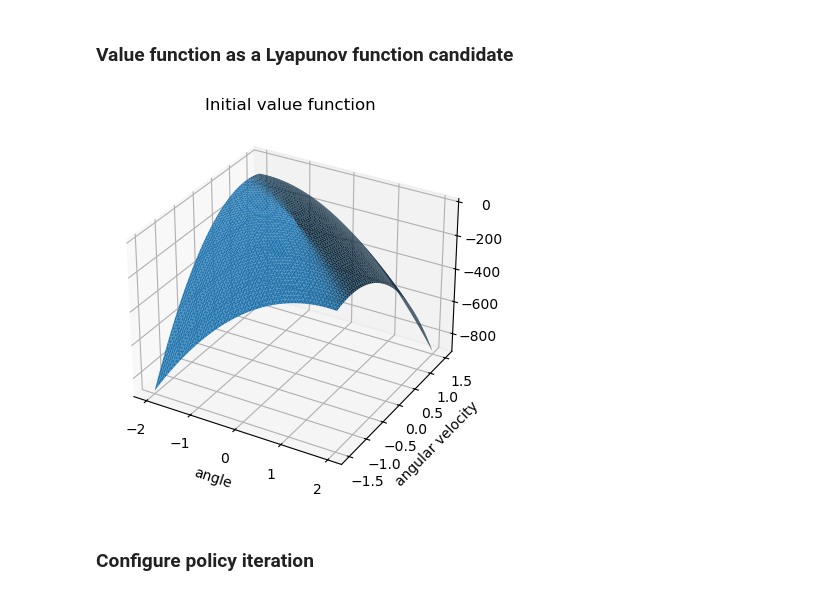
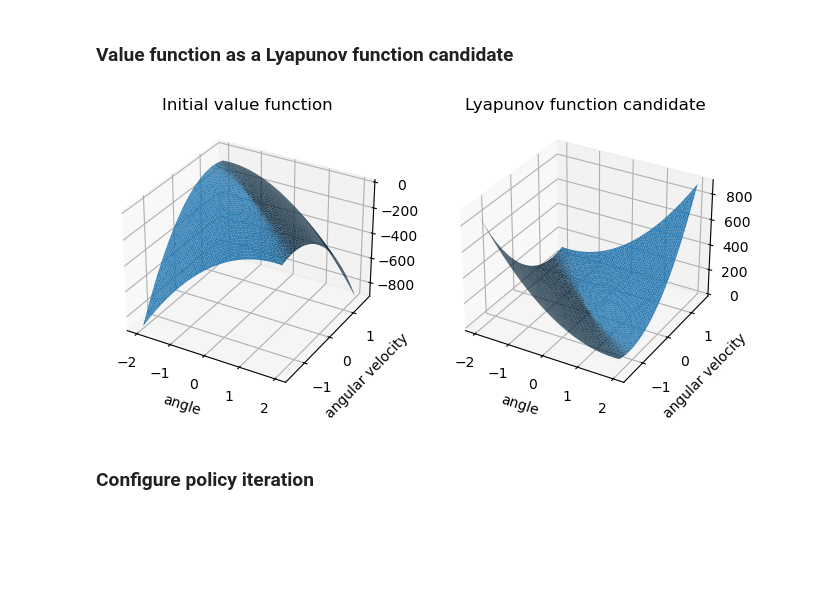
Before and after one commit to maalberg/safely, a Jupyter notebook: safely_pendulum.ipynb, the cells around one changed output. Drawn from its saved outputs; the diff is of its cells as text; code cells hidden in the pictures; blank space fills up the shorter version.

Commit message:
plot lyapunov function candidate

```diff
--- a/safely_pendulum.ipynb
+++ b/safely_pendulum.ipynb
@@ -136,25 +136,39 @@ dyn = fun.dynamics_vector([dyn_angle, dyn_velocity])
 # %%
 # ---------------------------------------------------------------------------*/
 # - value function approximated using triangulation
 
 # define a less-discretized domain to speed up value function computation
 value_domain = dom.gridworld(dims_lim, dims_sz=55)
 
 # choose an lqr-based quadratic function as an initial lyapunov function candidate
 lya_candidate_lqr = fun.quadratic(lqr_solution)
 
 # value function,
 # where values are initialized with negated values of the lqr lyapunov function candidate
 value = fun.triangulation(value_domain, -lya_candidate_lqr(value_domain.points))
 
-# plot initial value function
-fig, ax = utils.plot3d_triangulation(value)
-ax.set_title('Initial value function')
-ax.set_xlabel("angle")
-ax.set_ylabel("angular velocity")
+# actual lyapunov function candidate is then a negated value function
+lya_candidate = -value
+
+# plot initial value function and a lyapunov function candidate
+fig, axes = plt.subplots(nrows=1, ncols=2, figsize=(8,6), subplot_kw={'projection': '3d'})
+
+# helper variable
+valuedom_points = value_domain.points
+
+axes[0].plot_trisurf(valuedom_points[:, 0], valuedom_points[:, 1], value.parameters[:, 0])
+axes[0].set_title('Initial value function')
+axes[0].set_xlabel("angle")
+axes[0].set_ylabel("angular velocity")
+
+axes[1].plot_trisurf(valuedom_points[:, 0], valuedom_points[:, 1], lya_candidate.parameters[:, 0])
+axes[1].set_title('Lyapunov function candidate')
+axes[1].set_xlabel("angle")
+axes[1].set_ylabel("angular velocity")
+
 plt.show()
 # %% [output]
-[figure, old version]
+[figure, new version]
 # %% [markdown]
 ### Configure policy iteration
 # %%
```
Also changed, not shown: parts of 4 cells of this notebook, 2 other files.
